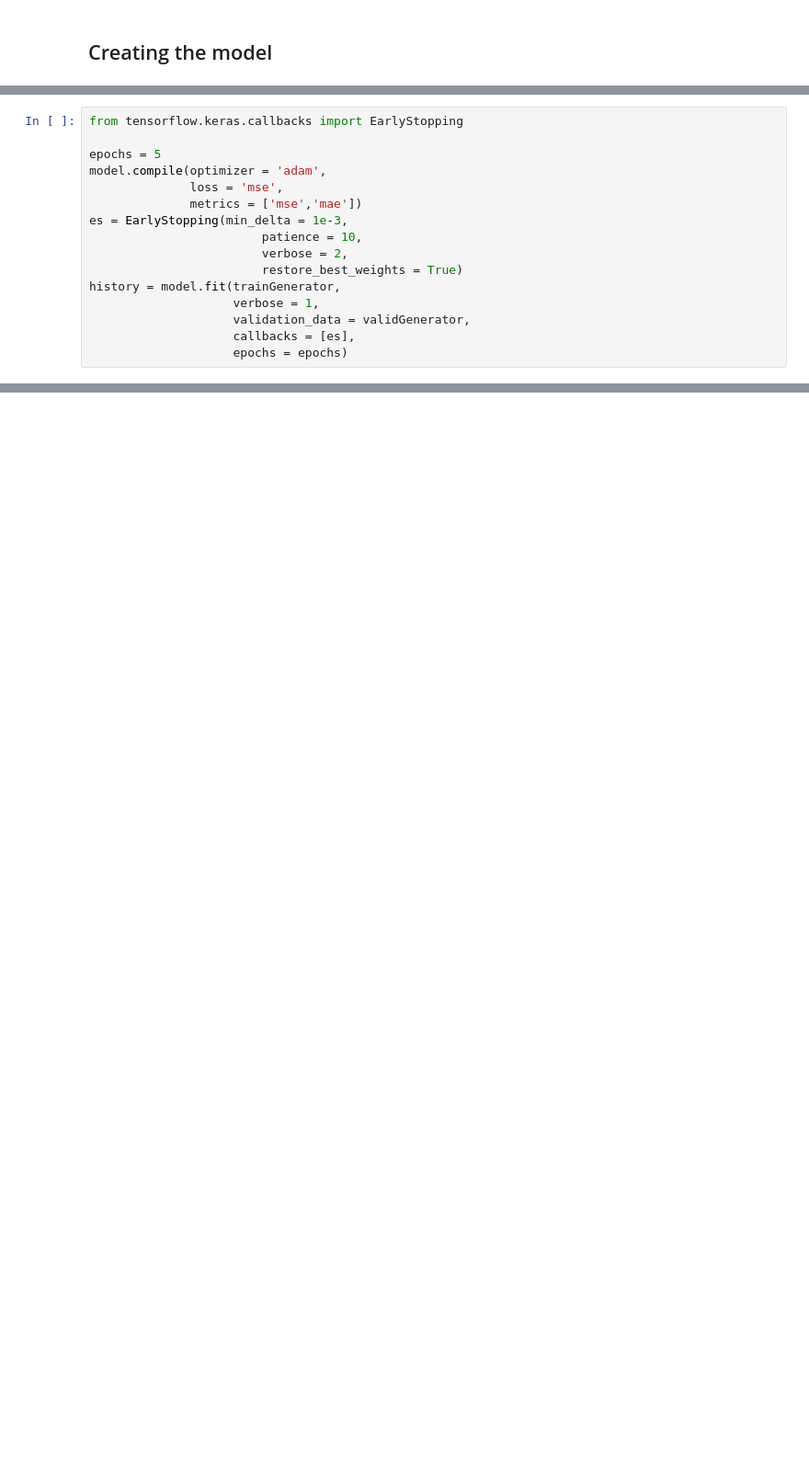
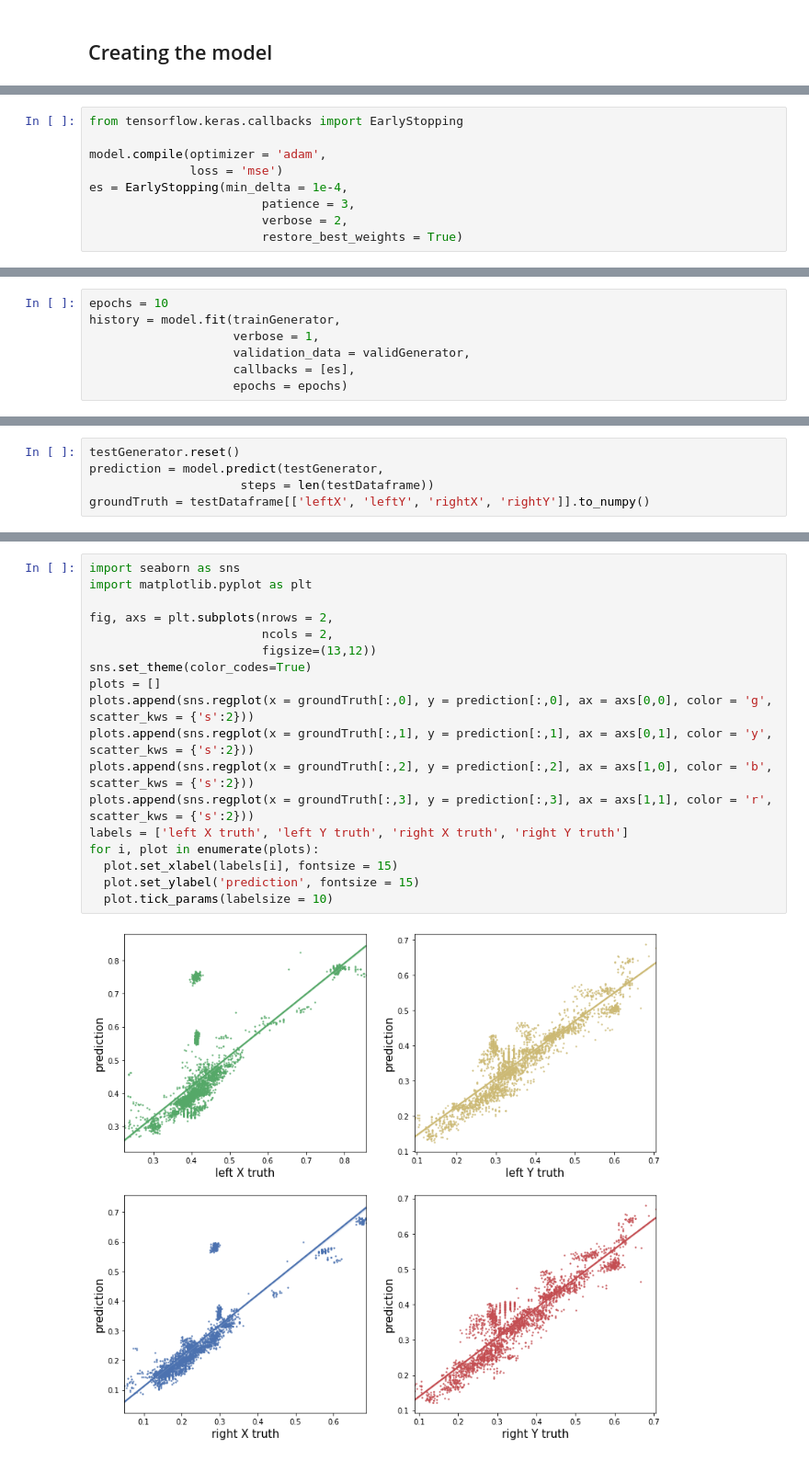
Before and after one commit to Egoago/DepressionClassification, a Jupyter notebook: EyeTracker.ipynb, the cells around one changed output, grey strips where cells are left out. Shown: that part at 92% size. Saved outputs shown, nothing was run; the diff lists cells and outputs as text; blank space fills up the shorter version.

```diff
--- a/EyeTracker.ipynb
+++ b/EyeTracker.ipynb
@@ -169,17 +228,10 @@ _________________________________________________________________
 # %%
 from tensorflow.keras.callbacks import EarlyStopping
 
-epochs = 5
 model.compile(optimizer = 'adam',
-              loss = 'mse',
-              metrics = ['mse','mae'])
-es = EarlyStopping(min_delta = 1e-3,
-                        patience = 10,
+              loss = 'mse')
+es = EarlyStopping(min_delta = 1e-4,
+                        patience = 3,
                         verbose = 2,
                         restore_best_weights = True)
-history = model.fit(trainGenerator,
-                    verbose = 1,
-                    validation_data = validGenerator,
-                    callbacks = [es],
-                    epochs = epochs)
 # %% [output]
@@ -201,0 +241,7 @@ testSplit = 0.1
+# %%
+epochs = 10
+history = model.fit(trainGenerator,
+                    verbose = 1,
+                    validation_data = validGenerator,
+                    callbacks = [es],
+                    epochs = epochs)
@@ -224,0 +268,5 @@ plt.scatter(XTrain[:,3], XTrain[:,10], c=np.round(YTrain[:]), cmap=plt.cm.cool)
+# %%
+testGenerator.reset()
+prediction = model.predict(testGenerator,
+                     steps = len(testDataframe))
+groundTruth = testDataframe[['leftX', 'leftY', 'rightX', 'rightY']].to_numpy()
@@ -224,0 +275,20 @@ plt.scatter(XTrain[:,3], XTrain[:,10], c=np.round(YTrain[:]), cmap=plt.cm.cool)
+# %%
+import seaborn as sns
+import matplotlib.pyplot as plt
+
+fig, axs = plt.subplots(nrows = 2,
+                        ncols = 2,
+                        figsize=(13,12))
+sns.set_theme(color_codes=True)
+plots = []
+plots.append(sns.regplot(x = groundTruth[:,0], y = prediction[:,0], ax = axs[0,0], color = 'g', scatter_kws = {'s':2}))
+plots.append(sns.regplot(x = groundTruth[:,1], y = prediction[:,1], ax = axs[0,1], color = 'y', scatter_kws = {'s':2}))
+plots.append(sns.regplot(x = groundTruth[:,2], y = prediction[:,2], ax = axs[1,0], color = 'b', scatter_kws = {'s':2}))
+plots.append(sns.regplot(x = groundTruth[:,3], y = prediction[:,3], ax = axs[1,1], color = 'r', scatter_kws = {'s':2}))
+labels = ['left X truth', 'left Y truth', 'right X truth', 'right Y truth']
+for i, plot in enumerate(plots):
+  plot.set_xlabel(labels[i], fontsize = 15)
+  plot.set_ylabel('prediction', fontsize = 15)
+  plot.tick_params(labelsize = 10)
+# %% [output]
+[figure, added]
```
Also changed, not shown: parts of 26 cells of this notebook.
